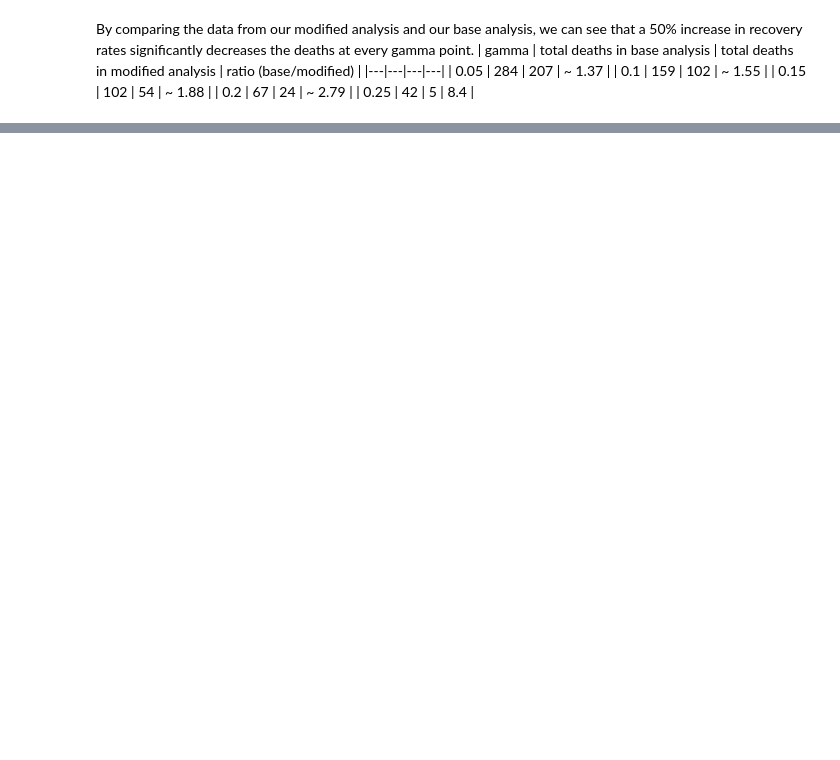
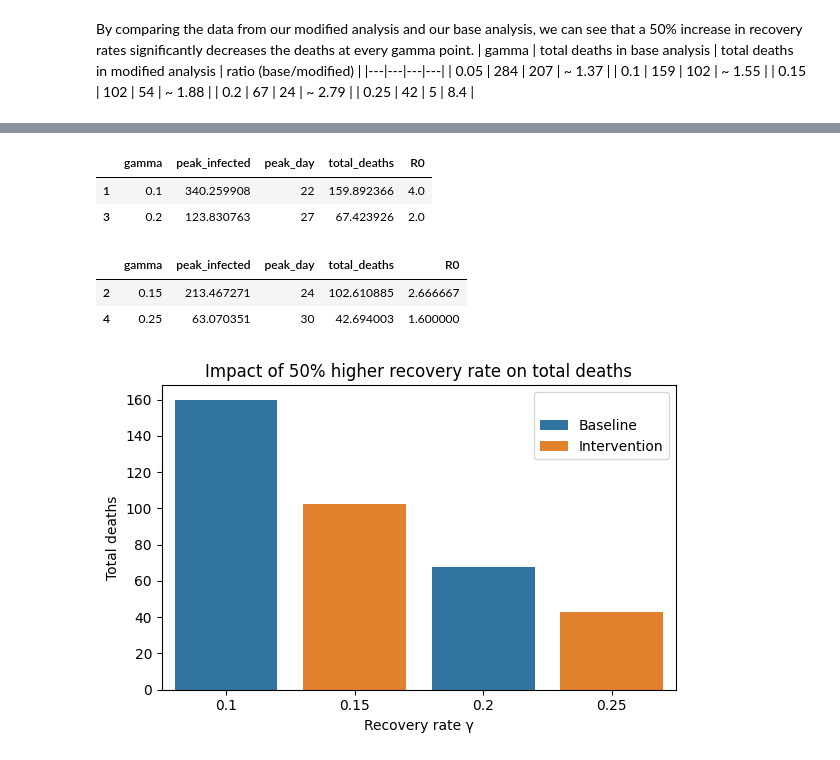
Before and after one commit to LiliBodnar/Multi-scale-Modeling-of-Biological-Systems, a Jupyter notebook: Assignment_2/ Assignment 2 - Epidemiological models.ipynb, the cells around one changed output, grey strips where cells are left out. Cells and saved outputs as stored; diff of their text form; code cells hidden in the pictures; blank space fills up the shorter version.

```diff
--- a/Assignment_2/ Assignment 2 - Epidemiological models.ipynb
+++ b/Assignment_2/ Assignment 2 - Epidemiological models.ipynb
@@ -385,0 +412,39 @@ By comparing the data from our modified analysis and our base analysis, we can s
+# %%
+beta = 0.4
+mu = 0.02
+N = 1000
+I0 = 5
+days = 200
+
+gamma_base = [0.10, 0.20]
+gamma_intervention = [0.15, 0.25]  # 50% faster recovery
+
+df_base = analyze_recovery_rates(beta, mu, N, I0, days)
+df_int = analyze_recovery_rates(beta, mu, N, I0, days)
+
+base_rows = df_base[df_base['gamma'].isin(gamma_base)]
+intervention_rows  = df_int[df_int['gamma'].isin(gamma_intervention)]
+
+display(base_rows)
+display(intervention_rows)
+comparison = pd.DataFrame({
+    "gamma": list(base_rows['gamma']) + list(intervention_rows['gamma']),
+    " ": ["Baseline"]*len(base_rows) + ["Intervention"]*len(intervention_rows),
+    "total_deaths": list(base_rows['total_deaths']) + list(intervention_rows['total_deaths'])
+})
+
+plt.figure(figsize=(6,4))
+sns.barplot(data=comparison, x="gamma", y="total_deaths", hue=" ")
+plt.title("Impact of 50% higher recovery rate on total deaths")
+plt.xlabel("Recovery rate γ")
+plt.ylabel("Total deaths")
+plt.tight_layout()
+plt.show()
+# %% [output]
+|  | gamma | peak_infected | peak_day | total_deaths | R0 |
+| 1 | 0.1 | 340.259908 | 22 | 159.892366 | 4.0 |
+| 3 | 0.2 | 123.830763 | 27 | 67.423926 | 2.0 |
+|  | gamma | peak_infected | peak_day | total_deaths | R0 |
+| 2 | 0.15 | 213.467271 | 24 | 102.610885 | 2.666667 |
+| 4 | 0.25 | 63.070351 | 30 | 42.694003 | 1.600000 |
+[figure, added]
```
Also changed, not shown: parts of 12 cells of this notebook.
